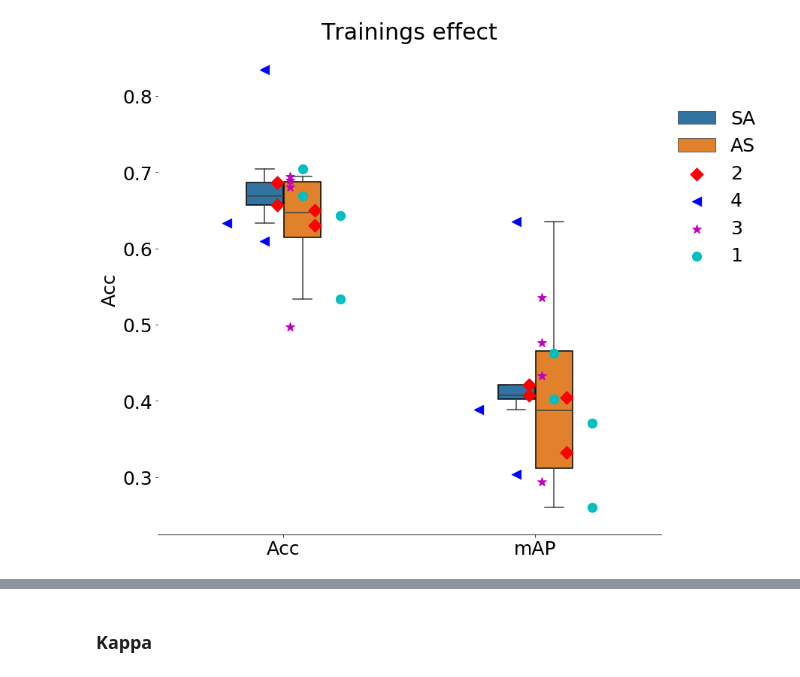
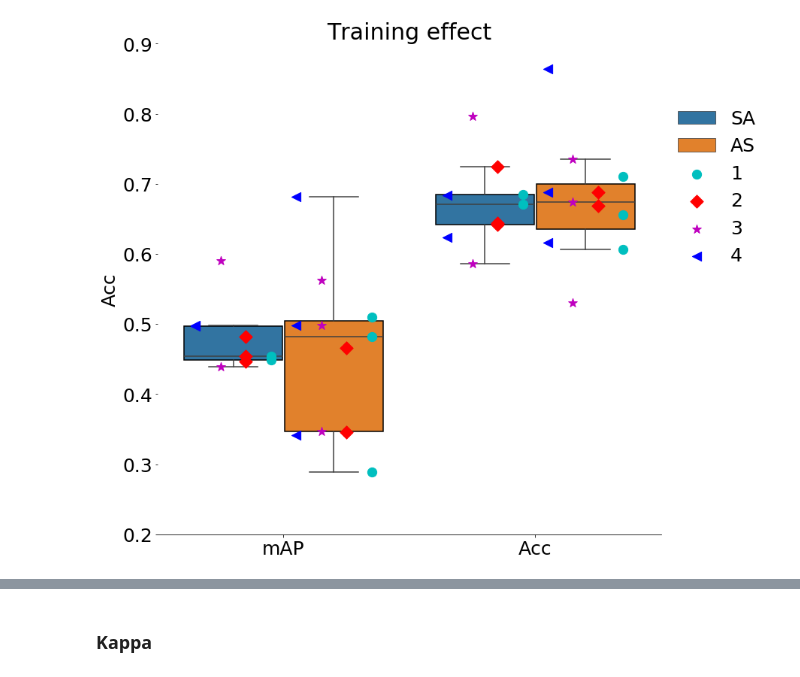
Before and after one commit to ChristianMarzahl/EIPH_WSI, a Jupyter notebook: LabelExperiments/EIPH_Statistics_Contributors.ipynb, the cells around one changed output, grey strips where cells are left out. Saved outputs shown, nothing was run; the diff lists cells and outputs as text; code cells hidden in the pictures.

```diff
--- a/LabelExperiments/EIPH_Statistics_Contributors.ipynb
+++ b/LabelExperiments/EIPH_Statistics_Contributors.ipynb
@@ -142,5 +201,5 @@ sns.despine(left=True)
 # %%
-time_statistics = image_statistics[image_statistics['Type'] == ProjectType.Supervision]
+time_statistics = image_statistics[image_statistics['Type'] == ProjectType.CrowdAlgorithm]
 
 
 f, ax = plt.subplots(figsize=(12, 12))
@@ -171,5 +230,5 @@ sns.despine(left=True)
 # %%
-time_statistics = image_statistics[image_statistics['Type'] == ProjectType.Supervision]
+time_statistics = image_statistics[image_statistics['Type'] == ProjectType.CrowdAlgorithm]
 
 
 f, ax = plt.subplots(figsize=(12, 12))
@@ -214,0 +259,7 @@ statistics_intra_observer
+# %%
+statistics_intra_observer = statistics.calc_statistics_intra_observer()
+
+dl_statistics_intra_observer = statistics_intra_observer[statistics_intra_observer['Initials'] == "DL"]
+statistics_intra_observer = statistics_intra_observer[statistics_intra_observer['Initials'] != "DL"]
+
+statistics_intra_observer
@@ -315,0 +384,7 @@ statistics_initials
+# %%
+statistics_initials = statistics.calc_statistics_initials()
+
+dl_statistics_initials = statistics_initials[statistics_initials['Initials'] == "DL"]
+statistics_initials = statistics_initials[statistics_initials['Initials'] != "DL"]
+
+statistics_initials
@@ -398,38 +518,44 @@ f, ax = plt.subplots(figsize=(12, 12))
 columns = ['Acc', 'mAP']
 temp_data = pd.melt(acc_statistics[columns])
 temp_data['Order'] = len(columns) * [str(type).split('.')[-1] for type in list(acc_statistics['Order'].values)]
-ax = sns.boxplot(x="variable", y="value", data=temp_data, width=.3,  showfliers=False, hue='Order') #
+ax = sns.boxplot(x="variable", y="value", data=temp_data.sort_values(by=['Order'], ascending=False),  showfliers=False, hue='Order') #width=.3,
+
+ax.set(ylim=(0.2, 0.9))
+
 #ax.set(ylim=(0.55, 1))
 
 
 for i,box in enumerate(ax.artists):
     box.set_edgecolor('black')
     #box.set_facecolor('white')
 
-for index, row in enumerate(acc_statistics.values.tolist()):
+for index, row in enumerate(acc_statistics.sort_values(by=['Skill']).values.tolist()):
     name = row[1]
 
     type = str(row[-2])
     acc = row[4]
     mAP = row[2]
 
-    type_offset = -0.075
+    #type_offset = -0.075
+    type_offset = -0.2
     if "AS" in type:
         type_offset = type_offset * -1
 
-    plt.scatter(x=0 + offset[name] + type_offset, y=acc, marker=symbols[name], label=name, s=150, c=color[name], zorder=100)
-    plt.scatter(x=1 + offset[name] + type_offset, y=mAP, marker=symbols[name], label=name, s=150, c=color[name], zorder=100)
+    plt.scatter(x=1 + offset[name] + type_offset, y=acc, marker=symbols[name], label=name, s=150, c=color[name], zorder=100)
+    plt.scatter(x=0 + offset[name] + type_offset, y=mAP, marker=symbols[name], label=name, s=150, c=color[name], zorder=100)
 
 
 #ax.xaxis.grid(True)
 #ax.yaxis.grid(True)
 
 handles, labels = plt.gca().get_legend_handles_labels()
 by_label = OrderedDict(zip(labels, handles))
 
 ax.legend(by_label.values(), by_label.keys(), bbox_to_anchor=(1., 0.9), prop={'size': 25}, frameon=False)
 
-ax.set(ylabel="Acc", xlabel="", title="Trainings effect")
+ax.set(ylabel="Acc", xlabel="", title="Training effect")
 sns.despine(left=True)
+
+plt.savefig("TrainingsEffect.pdf", transparent=True)
 # %% [output]
-[figure, old version]
+[figure, new version]
```
Also changed, not shown: parts of 38 cells of this notebook, 6 other files.
